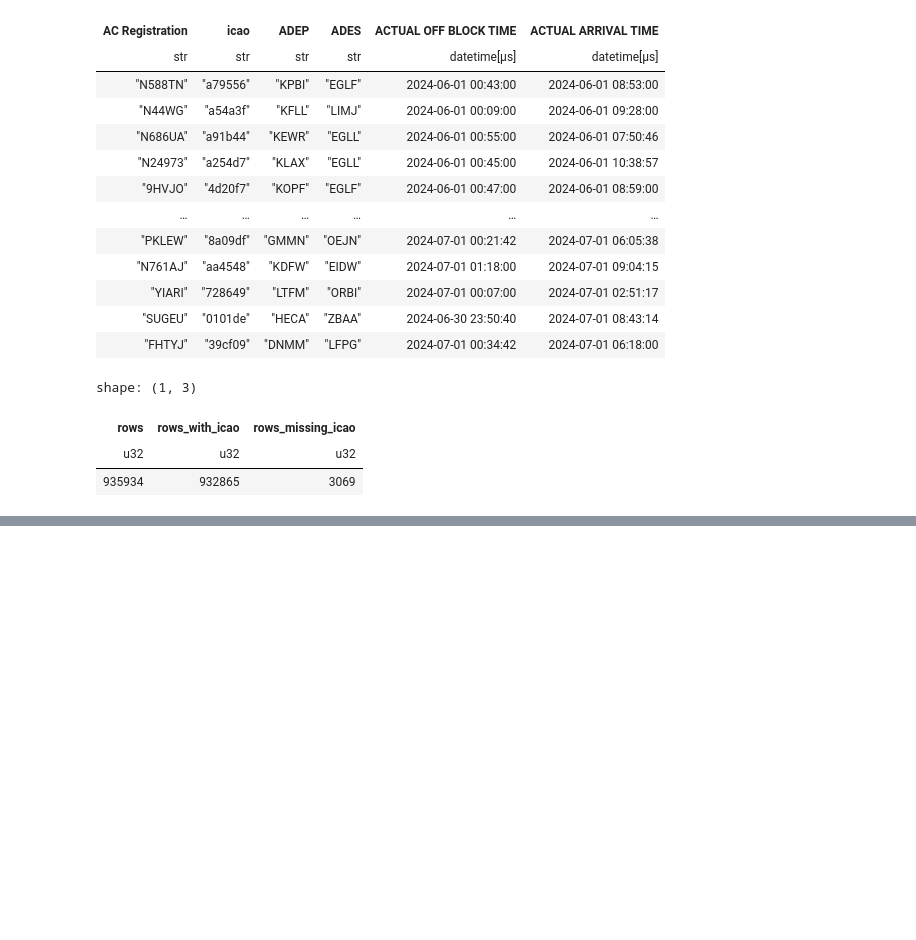
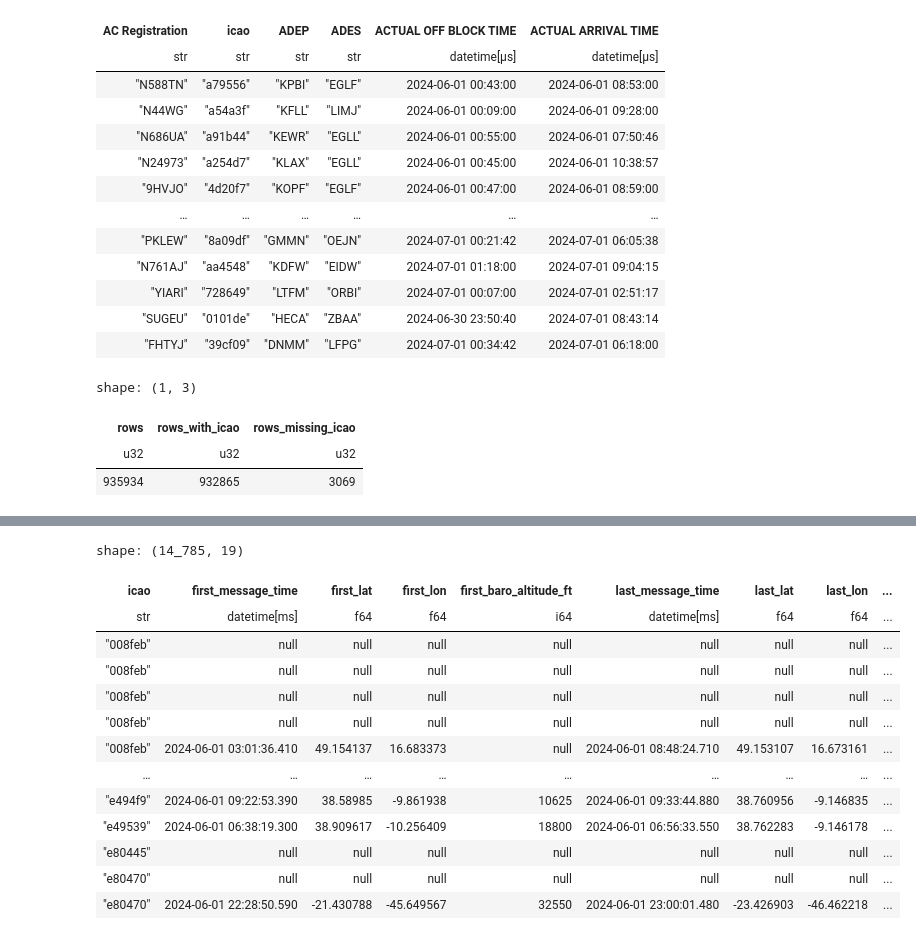
Before and after one commit to PlaneQuery/planequery-data, a Jupyter notebook: notebooks/flights/eurocontrol_investigate.ipynb, the cells around one changed output, grey strips where cells are left out. Drawn from its saved outputs; the diff is of its cells as text; code cells hidden in the pictures; blank space fills up the shorter version.

```diff
--- a/notebooks/flights/eurocontrol_investigate.ipynb
+++ b/notebooks/flights/eurocontrol_investigate.ipynb
@@ -83,0 +89,6 @@ shape: (935_934, 6)
+# %%
+from datetime import date
+
+from evaluation.flights.evaluation import main
+outputs = main(test_src="model", gold_src="eurocontrol", test_dates=date(2024, 6, 1))
+df = outputs[0][0][0]
@@ -83,0 +99,41 @@ shape: (935_934, 6)
+# %%
+COLUMNS = [
+    "icao",
+    "first_message_time",
+    "first_lat",
+    "first_lon",
+    "first_baro_altitude_ft",
+    "last_message_time",
+    "last_lat",
+    "last_lon",
+    "last_baro_altitude_ft",
+    "takeoff_time_df1",
+    "landing_time_df1",
+    "takeoff_airport_ident",
+    "landing_airport_ident",
+    "takeoff_airport_ident_df1",
+    "landing_airport_ident_df1",
+    "same_takeoff_airport_ident",
+    "same_landing_airport_ident",
+    "same_airport_ident",
+    'match_status'
+]
+df = df.select(COLUMNS)
+# %%
+import polars as pl
+df.filter(pl.col("match_status") != "both")
+# %% [output]
+shape: (14_785, 19)
+| icao | first_message_time | first_lat | first_lon | first_baro_altitude_ft | last_message_time | last_lat | last_lon | ... |
+| str | datetime[ms] | f64 | f64 | i64 | datetime[ms] | f64 | f64 | ... |
+| "008feb" | null | null | null | null | null | null | null | ... |
+| "008feb" | null | null | null | null | null | null | null | ... |
+| "008feb" | null | null | null | null | null | null | null | ... |
+| "008feb" | null | null | null | null | null | null | null | ... |
+| "008feb" | 2024-06-01 03:01:36.410 | 49.154137 | 16.683373 | null | 2024-06-01 08:48:24.710 | 49.153107 | 16.673161 | ... |
+| … | … | … | … | … | … | … | … | ... |
+| "e494f9" | 2024-06-01 09:22:53.390 | 38.58985 | -9.861938 | 10625 | 2024-06-01 09:33:44.880 | 38.760956 | -9.146835 | ... |
+| "e49539" | 2024-06-01 06:38:19.300 | 38.909617 | -10.256409 | 18800 | 2024-06-01 06:56:33.550 | 38.762283 | -9.146178 | ... |
+| "e80445" | null | null | null | null | null | null | null | ... |
+| "e80470" | null | null | null | null | null | null | null | ... |
+| "e80470" | 2024-06-01 22:28:50.590 | -21.430788 | -45.649567 | 32550 | 2024-06-01 23:00:01.480 | -23.426903 | -46.462218 | ... |
```
Also changed, not shown: parts of 4 cells of this notebook, 3 other files.
